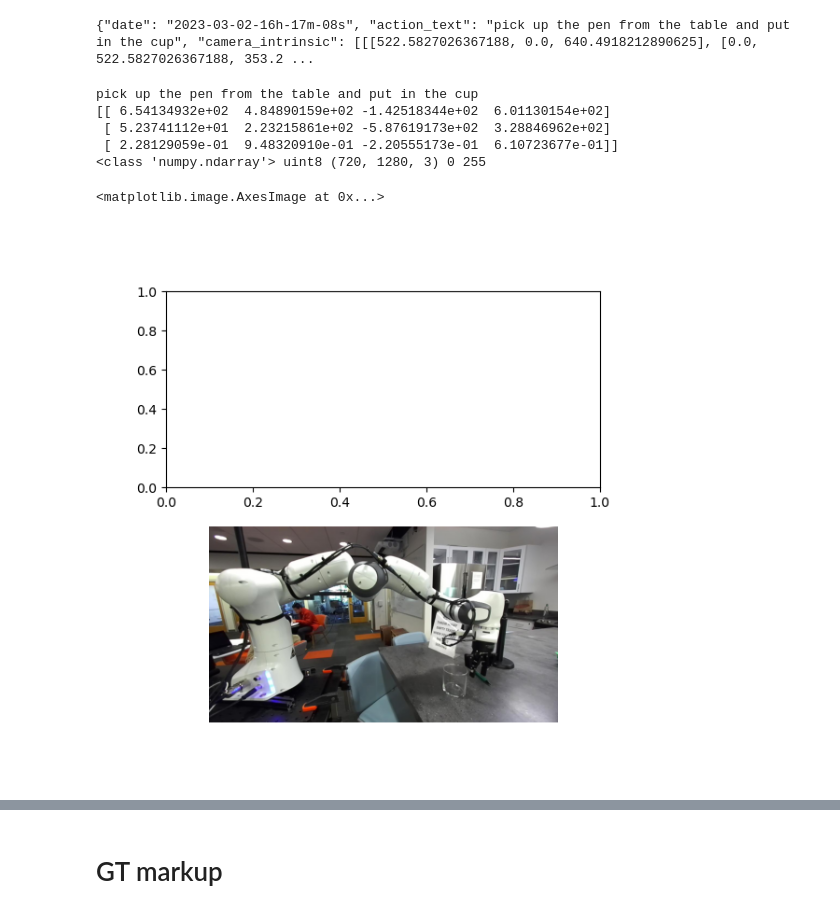
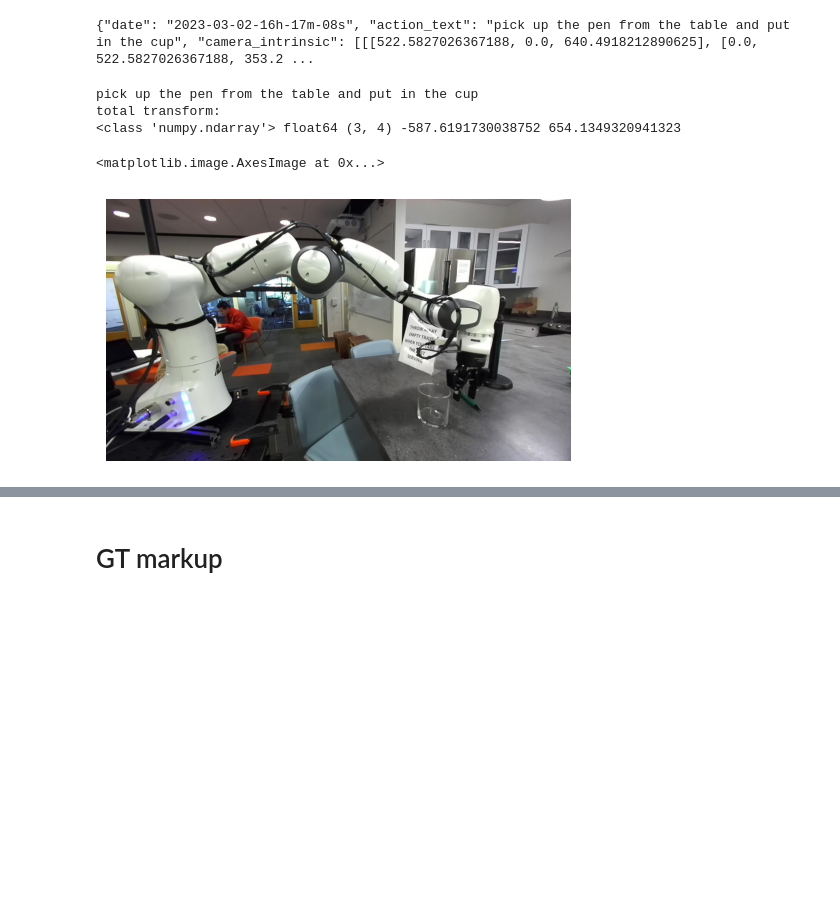
Before and after one commit to maximelianos/python-example-droid-dataset, a Jupyter notebook: test_real.ipynb, the cells around one changed output, grey strips where cells are left out. Saved outputs shown, nothing was run; the diff lists cells and outputs as text; code cells hidden in the pictures; blank space fills up the shorter version.

```diff
--- a/test_real.ipynb
+++ b/test_real.ipynb
@@ -68,34 +70,41 @@ def project(point_3d: np.ndarray, proj: np.ndarray):
     return p2d[:2]
 # %%
-# === Project world to pixels:
+# === Projection from world to pixels:
 # 1) world to camera, C^(-1)
 # 2) pinhole
 # 3) intrinsic
 # 4) divide by last component in homogeneous coordinates
 
-# === Total transform
-# camera_intrinsic @ camera_extrinsic @ robot_transform @ correction
+# === Total projection matrix
+# point_2d = camera_intrinsic @ camera_extrinsic @ robot_transform @ correction @ point_3d
 
-def load_episode(idx):
+def load_episode(idx: int):
+    """
+    Load camera intrinsic, extrinsic,
+    object pose at moment of grip, TCP pose at first frame
+    caption text,
+    """
     info = json.loads(lines[idx])
 
     camera_intrinsic = np.array(info["camera_intrinsic"][0]) # (3, 3)
     camera_extrinsic = np.array(info["camera_extrinsic"][0]) # (3, 4)
-    # obj_start_pose, obj_end_pose, tcp_start_pose, robot_pose
+    # possible keys: obj_start_pose, obj_end_pose, tcp_start_pose, robot_pose
     obj_start_pose = np.array(info["obj_start_pose"][0]) # [x y z qw qx qy qz]
     obj_start_t, obj_start_rot = extract_extrinsics(obj_start_pose)
 
-    # image, image_grip, image_depth
+    # possible keys: image, image_grip, image_depth
     image = cv2.imread(data_path / info["image_grip"])[:,:,::-1]
+
+    # Caption
     caption = info["action_text"]
 
-    # Camera
-    camera_proj = camera_intrinsic @ camera_extrinsic # (3, 3) x (3, 4), pinhole not needed
+    # Projection matrix
+    camera_proj = camera_intrinsic @ camera_extrinsic # (3, 3) x (3, 4), pinhole included in extrinsic
 
     # Robot = [tx ty tz + qw qx qy qz]
     robot_transform = camera_to_world(obj_start_t, obj_start_rot) # [4, 4]
 
-    # Correction
+    # Empirical correction
     _t = np.array([0, 0, 0.16]) # [x y z]
     _rot_euler = [0, np.pi, np.pi/2] # [rx ry rz]
     _rot = Rotation.from_euler("xyz", _rot_euler).as_matrix()
@@ -107,22 +116,18 @@ def load_episode(idx):
 # %%
 total_transform, image, caption = load_episode(0)
 print(caption)
-print(total_transform)
-imginfo(image)
+print("total transform:")
+imginfo(total_transform)
 
-figsize = (6, 6)
-fig, axs = plt.subplots(2, 1, figsize=figsize)
-
-axs[1].set_axis_off()
-axs[1].imshow(image)
+fig, axs = plt.subplots(1, 1, figsize=(6, 6))
+axs.set_axis_off()
+axs.imshow(image)
 # %% [output]
 pick up the pen from the table and put in the cup
-[[ 6.54134932e+02  4.84890159e+02 -1.42518344e+02  6.01130154e+02]
- [ 5.23741112e+01  2.23215861e+02 -5.87619173e+02  3.28846962e+02]
- [ 2.28129059e-01  9.48320910e-01 -2.20555173e-01  6.10723677e-01]]
-<class 'numpy.ndarray'> uint8 (720, 1280, 3) 0 255
+total transform:
+<class 'numpy.ndarray'> float64 (3, 4) -587.6191730038752 654.1349320941323
 <matplotlib.image.AxesImage at 0x...>
-[figure, old version]
+[figure, new version]
 # %%
 from PIL import ImageDraw
 
```
Also changed, not shown: parts of 9 cells of this notebook.
